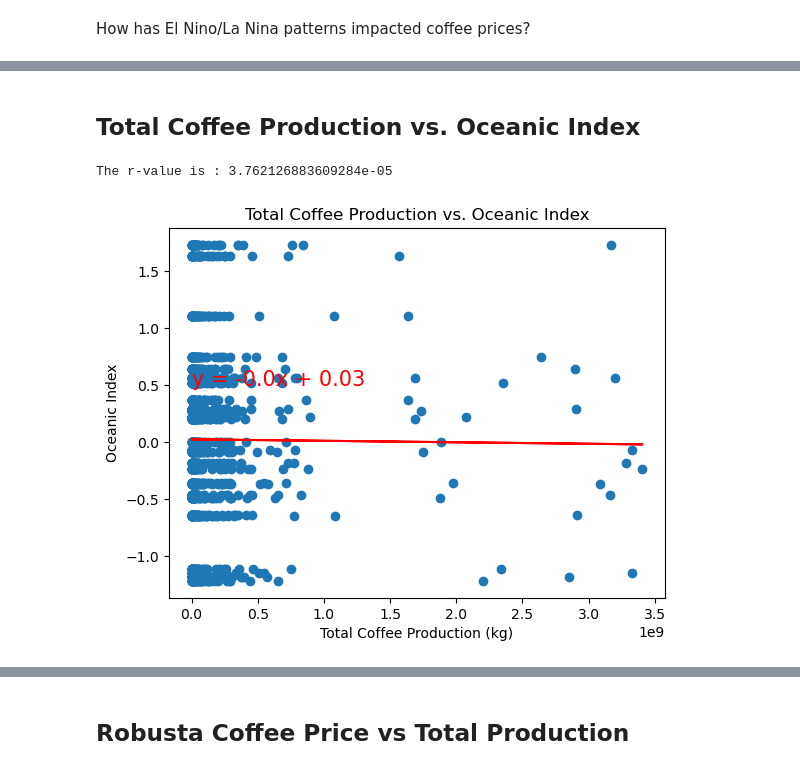
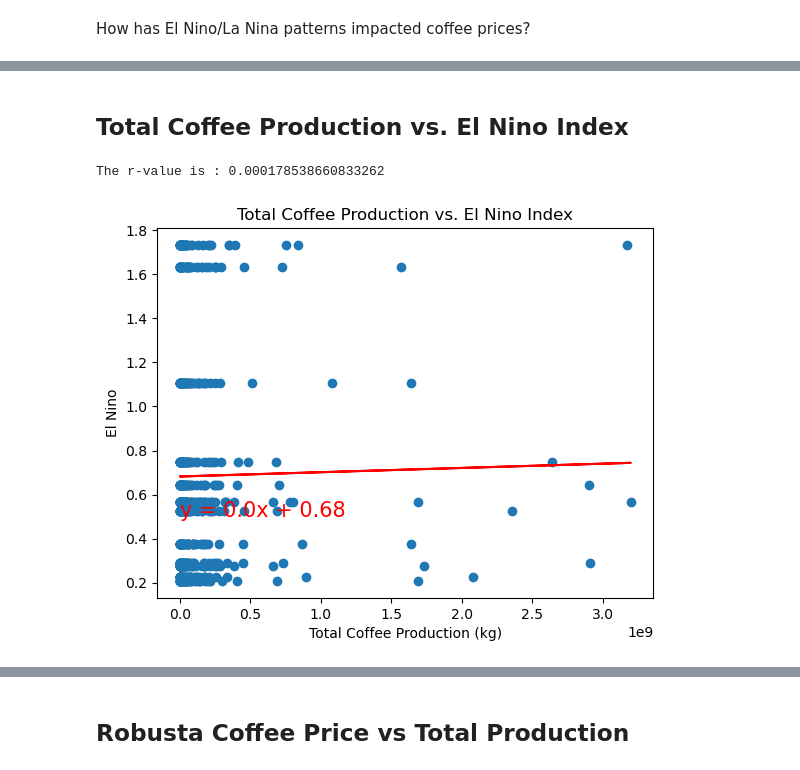
Before and after one commit to AAlbers341/project1_coffee_analysis, a Jupyter notebook: EDA/coffee_data_merged.ipynb, the cells around one changed output, grey strips where cells are left out. Drawn from its saved outputs; the diff is of its cells as text; code cells hidden in the pictures.

Commit message:
Updated Figures

```diff
--- a/EDA/coffee_data_merged.ipynb
+++ b/EDA/coffee_data_merged.ipynb
@@ -84,17 +122,18 @@ The r-value is : 0.01362321844955141
 # %% [markdown]
-## Total Coffee Production vs. Oceanic Index
+## Total Coffee Production vs. El Nino Index
 # %%
-regression_analysis(coffee_data_df,'Total Production','Oceanic Index')
+el_nino_production = coffee_data_df.loc[coffee_data_df["El Nino or La Nina Year"] == "El Nino"]
+regression_analysis(el_nino_production,'Total Production','Oceanic Index')
 
 # Config regression
 plt.xlabel('Total Coffee Production (kg)')
-plt.ylabel('Oceanic Index')
-plt.title('Total Coffee Production vs. Oceanic Index')
+plt.ylabel('El Nino')
+plt.title('Total Coffee Production vs. El Nino Index')
 
 # Save figure
-plt.savefig('../Visuals/regression_analysis/total_production_oceanic.png')
+plt.savefig('../Visuals/regression_analysis/fig5_total_production_el_nino.png')
 
 plt.show()
 # %% [output]
-The r-value is : 3.762126883609284e-05
+The r-value is : 0.000178538660833262
-[figure, old version]
+[figure, new version]
```
Also changed, not shown: parts of 12 cells of this notebook, 16 other files.
